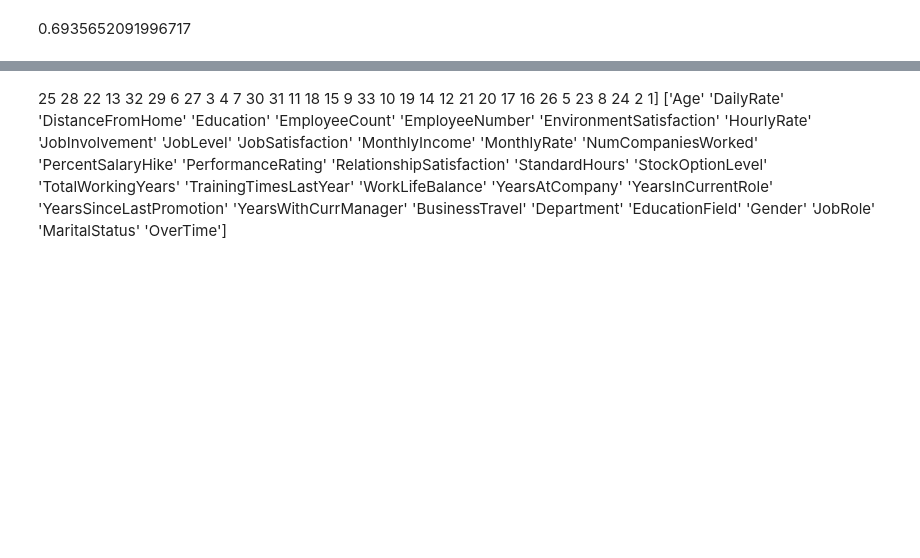
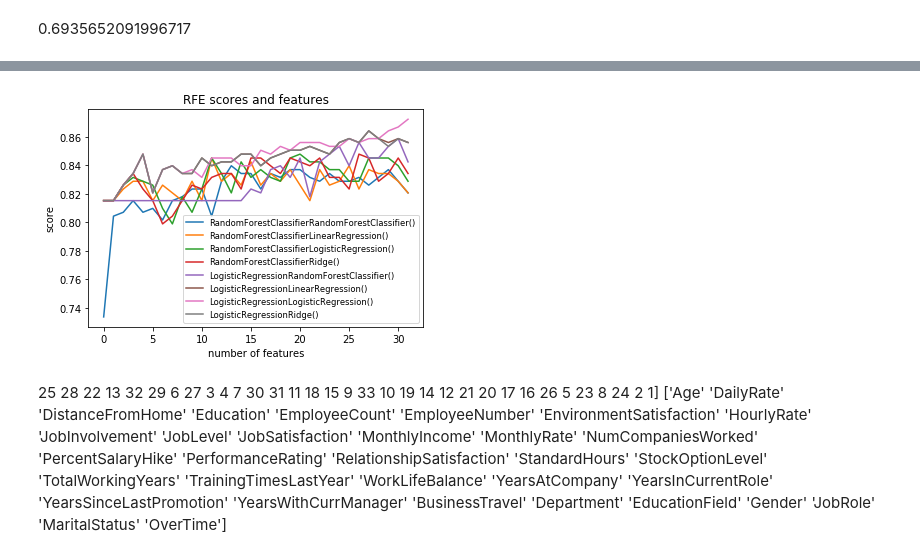
Before and after one commit to daanuittenhout/ml_assignment, a Jupyter notebook: ml_final.ipynb, the cells around one changed output, grey strips where cells are left out. Drawn from its saved outputs; the diff is of its cells as text; code cells hidden in the pictures; blank space fills up the shorter version.

```diff
--- a/ml_final.ipynb
+++ b/ml_final.ipynb
@@ -327,0 +297,12 @@ plt.plot(scores)
+# %%
+import pprint
+import matplotlib.pyplot as plt
+import numpy as np
+# print (scores10)
+# pprint.pprint(dictclas)
+
+for key in dictclas:
+    print (key)
+#         print (dictmodel[models][key])
+    index_max = np.argmax(dictclas[key])
+    print (max(dictclas[key]), str(key), "Optimal number of features" , index_max + 1)
@@ -327,0 +327,61 @@ plt.plot(scores)
+# %%
+import pprint
+import matplotlib.pyplot as plt
+import numpy as np
+from matplotlib.font_manager import FontProperties
+
+fontP = FontProperties()
+fontP.set_size('small')
+# legend([plot1], "title", prop=fontP)
+# pprint.pprint(dictmodel)
+# for models in dictmodel:
+#     for key in dictmodel[models]:
+# #         print (dictmodel[models][key])
+#         index_max = np.argmax(dictmodel[models][key])
+
+#         print (max(dictmodel[models][key]),models, key, "Optimal number of features" , index_max + 1)
+dictnew = {}
+legend = []
+for key in dictclas:
+
+    print (key)
+#         print (dictmodel[models][key])
+    index_max = np.argmax(dictclas[key])
+    maxmax = max(dictclas[key])
+    print (max(dictclas[key]), str(key), "Optimal number of features" , index_max + 1)
+    if maxmax > 0.83:
+        legend.append(key)
+        dictnew[key] = maxmax
+        plt.xlabel("number of features")
+        plt.ylabel("score")
+        plt.title("RFE scores and features")
+        plt.plot(dictclas[key])
+
+plt.legend(legend, prop=fontP)
+pprint.pprint(dictnew)
+dict_new = sorted(dictnew.values())
+pprint.pprint( dict_new)
+# print (scores)
+
+
+
+rfe = RFE(LinearRegression(), n_features_to_select=28)
+rfe.fit(X_train, y_train)
+xtrain = rfe.transform(X_train)
+xtest = rfe.transform(X_test)
+
+
+# print(rfe.score(X_test, y_test), "test score")
+
+# Iter over feature selection possibilities and find optimal amount of features usining Recursive Feature Elimination
+
+# index_min = np.argmax(scores)
+# print (scores1[], "RFE score of crossval with cv = 15")
+# print (index_min + 1, "number of features after RFE with a score of", max(scores), "after itering over all features")
+
+
+# plt.xlabel("number of features")
+# plt.ylabel("score")
+# plt.title("RFE scores and features")
+# plt.plot(scores)
+# %% [output]
@@ -328,3 +405,4 @@ plt.plot(scores)
+[figure, added]
 # %% [markdown]
 25 28 22 13 32 29  6 27  3  4  7 30 31 11 18 15  9 33 10 19 14 12 21 20
  17 16 26  5 23  8 24  2  1]
```
Also changed, not shown: parts of 5 cells of this notebook.
